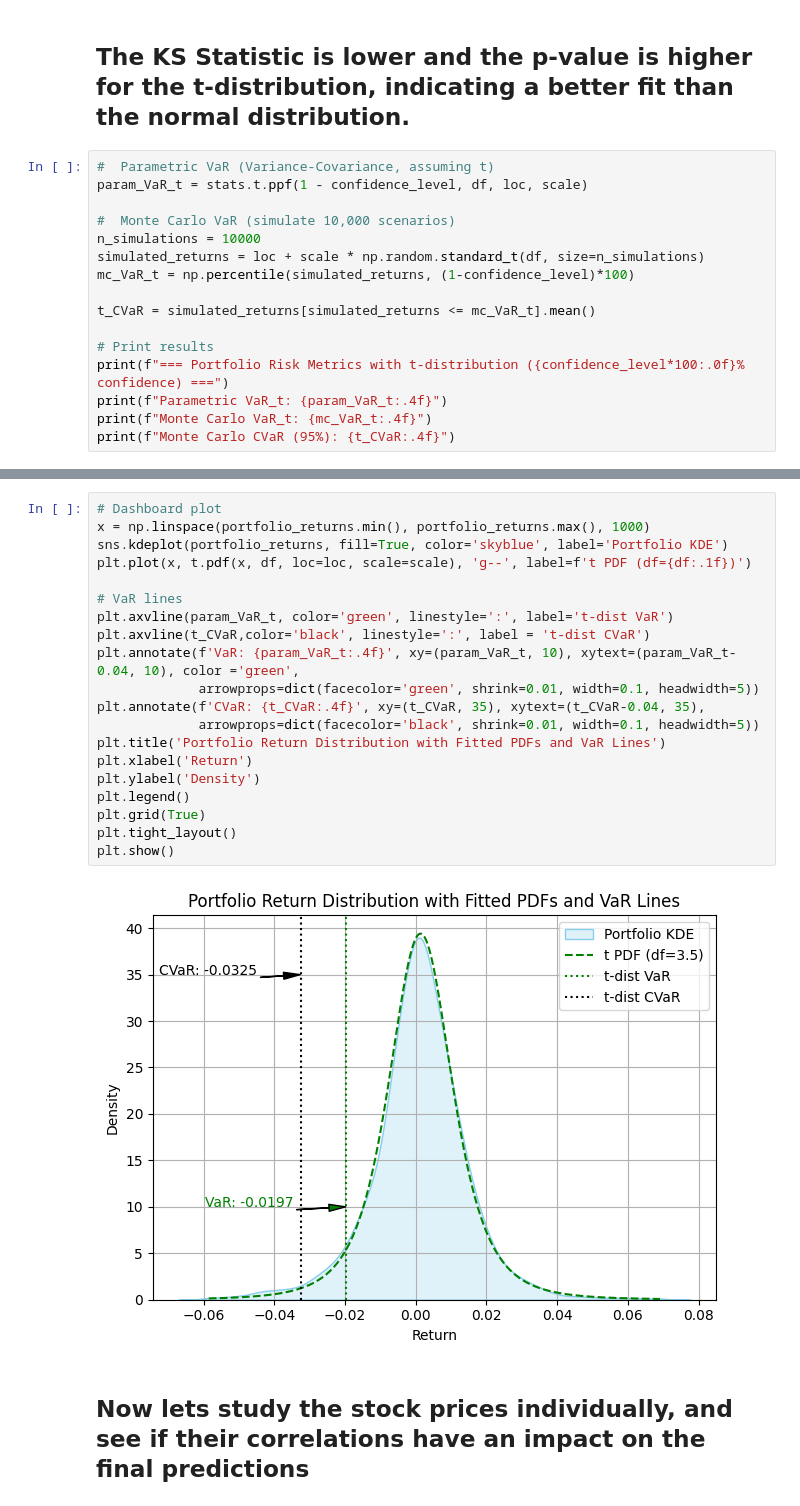
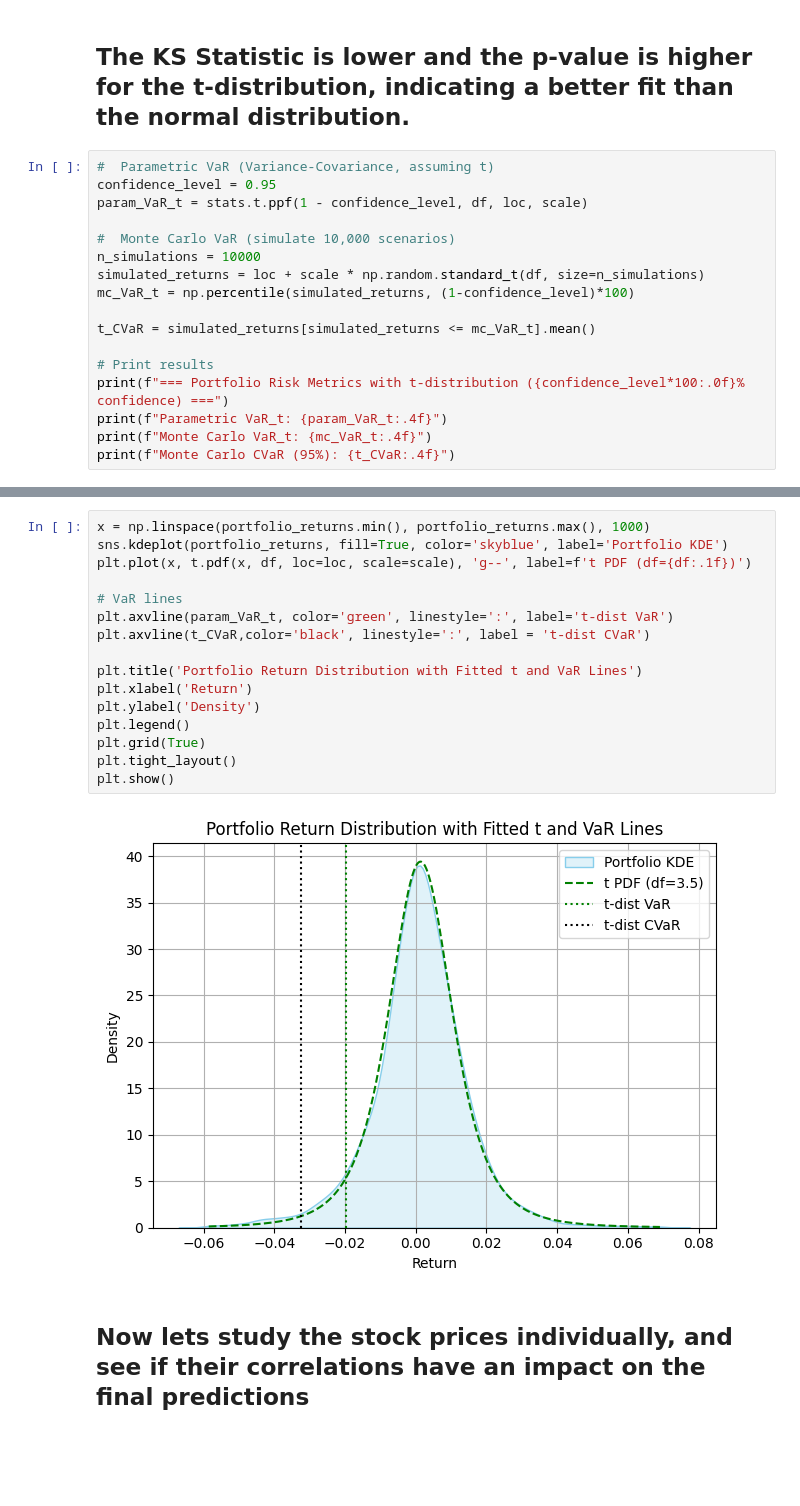
Before and after one commit to manipuppeteer/Finance-Projects, a Jupyter notebook: VaR & CVaR modelling/VaR_daily.ipynb, the cells around one changed output, grey strips where cells are left out. Saved outputs shown, nothing was run; the diff lists cells and outputs as text; blank space fills up the shorter version.

```diff
--- a/VaR & CVaR modelling/VaR_daily.ipynb
+++ b/VaR & CVaR modelling/VaR_daily.ipynb
@@ -166,6 +154,7 @@ KS statistic: 0.0506, p-value: 0.0000
 ## The KS Statistic is lower and the p-value is higher for the t-distribution, indicating a better fit than the normal distribution.
 # %%
 #  Parametric VaR (Variance-Covariance, assuming t)
+confidence_level = 0.95
 param_VaR_t = stats.t.ppf(1 - confidence_level, df, loc, scale)
 
 #  Monte Carlo VaR (simulate 10,000 scenarios)
@@ -188,25 +177,21 @@ Monte Carlo CVaR (95%): -0.0325
 # %%
-# Dashboard plot
 x = np.linspace(portfolio_returns.min(), portfolio_returns.max(), 1000)
 sns.kdeplot(portfolio_returns, fill=True, color='skyblue', label='Portfolio KDE')
 plt.plot(x, t.pdf(x, df, loc=loc, scale=scale), 'g--', label=f't PDF (df={df:.1f})')
 
 # VaR lines
 plt.axvline(param_VaR_t, color='green', linestyle=':', label='t-dist VaR')
 plt.axvline(t_CVaR,color='black', linestyle=':', label = 't-dist CVaR')
-plt.annotate(f'VaR: {param_VaR_t:.4f}', xy=(param_VaR_t, 10), xytext=(param_VaR_t-0.04, 10), color ='green',
-             arrowprops=dict(facecolor='green', shrink=0.01, width=0.1, headwidth=5))
-plt.annotate(f'CVaR: {t_CVaR:.4f}', xy=(t_CVaR, 35), xytext=(t_CVaR-0.04, 35),
-             arrowprops=dict(facecolor='black', shrink=0.01, width=0.1, headwidth=5))
-plt.title('Portfolio Return Distribution with Fitted PDFs and VaR Lines')
+
+plt.title('Portfolio Return Distribution with Fitted t and VaR Lines')
 plt.xlabel('Return')
 plt.ylabel('Density')
 plt.legend()
 plt.grid(True)
 plt.tight_layout()
 plt.show()
 # %% [output]
-[figure, old version]
+[figure, new version]
 # %% [markdown]
 ## Now lets study the stock prices individually, and see if their correlations have an impact on the final predictions
 # %%
```
Also changed, not shown: parts of 18 cells of this notebook, 3 other files.
